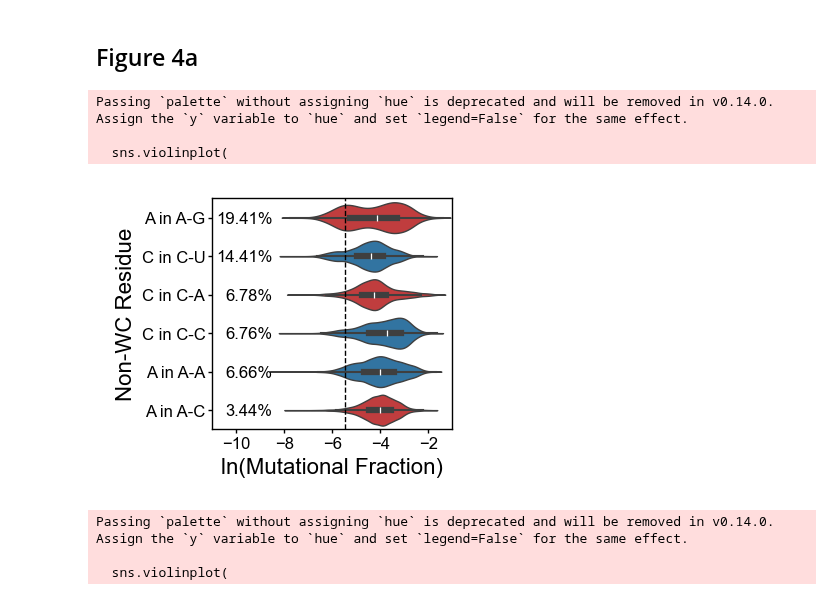
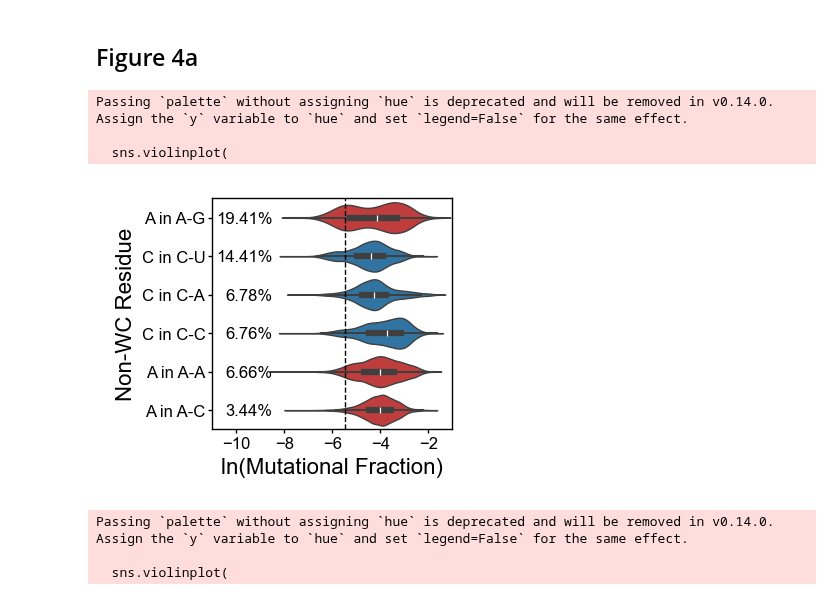
Before and after one commit to YesselmanLabPublications/2025_char_3d_struct_features, a Jupyter notebook: notebooks/figures/figure_4.ipynb, the cells around one changed output. Cells and saved outputs as stored; diff of their text form; code cells hidden in the pictures.

```diff
--- a/notebooks/figures/figure_4.ipynb
+++ b/notebooks/figures/figure_4.ipynb
@@ -104,34 +111,34 @@ df_merge = df_merge.query("not ln_r_data.isnull()")
 # %%
 df_non_wc_pair = df.query(
     "r_type == 'NON-WC' and (r_nuc == 'A' or r_nuc == 'C') and likely_pair != ''"
 ).copy()
 df_non_wc_pair = df_non_wc_pair.query("likely_pair != 'AU'")
 df_non_wc_pair["cat"] = df_non_wc_pair.apply(
     lambda row: f"{row['r_nuc']} in {row['likely_pair'][0]}-{row['likely_pair'][1]}",
     axis=1,
 )
 fig, ax = plt.subplots(figsize=(2.0, 1.5), dpi=200)
 plot_violins_w_percent(
     df_non_wc_pair,
     "ln_r_data",
     "cat",
     gt_lt="less",
     xlim=(-11, -1),
     text_offset=2.5,
-    colors=["tab:red", "tab:blue", "tab:red", "tab:blue", "tab:blue", "tab:red"],
+    colors=["tab:red", "tab:blue", "tab:blue", "tab:blue", "tab:red", "tab:red"],
     sorted_by_mean=True,
     ax=ax,
 )
 ax.set_ylabel("Non-WC Residue", labelpad=2)
 ax.set_xlabel("ln(Mutational Fraction)", labelpad=2)
 ax.set_xticks([-10, -8, -6, -4, -2])
 format_small_plot(ax)
 plt.savefig("pngs/figure_4a.png", dpi=600)
 # %% [output]
 Passing `palette` without assigning `hue` is deprecated and will be removed in v0.14.0. Assign the `y` variable to `hue` and set `legend=False` for the same effect.
 
   sns.violinplot(
-[figure, old version]
+[figure, new version]
 # %%
 df_sub = df.query(
     "r_type == 'NON-WC' and m_token.str.endswith('x0') and r_type == 'NON-WC'"
```
Also changed, not shown: parts of 2 cells of this notebook, 14 other files.
